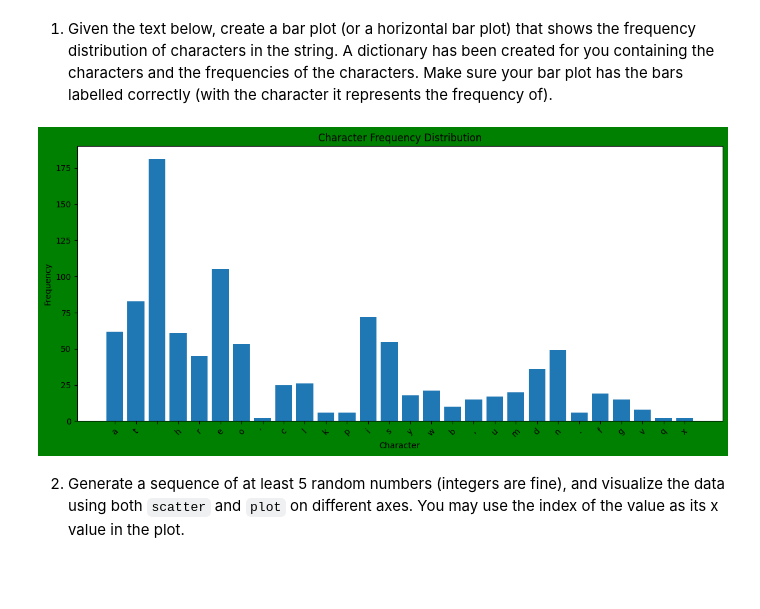
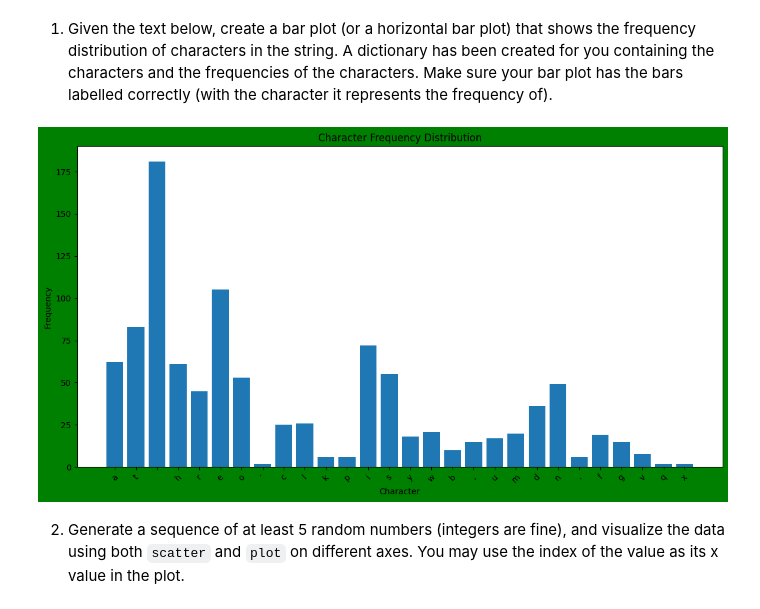
Before and after one commit to Keyoungg2/pyplot, a Jupyter notebook: pyplot.ipynb, the cells around one changed output. Drawn from its saved outputs; the diff is of its cells as text; code cells hidden in the pictures; blank space fills up the shorter version.

```diff
--- a/pyplot.ipynb
+++ b/pyplot.ipynb
@@ -35,24 +36,24 @@ Make sure your bar plot has the bars labelled correctly (with the character it r
 # %%
 from collections import Counter
 TEXT = "At three o’clock precisely I was at Baker Street, but Holmes had not yet returned. The landlady informed me that he had left the house shortly after eight o’clock in the morning. I sat down beside the fire, however, with the intention of awaiting him, however long he might be. I was already deeply interested in his inquiry, for, though it was surrounded by none of the grim and strange features which were associated with the two crimes which I have already recorded, still, the nature of the case and the exalted station of his client gave it a character of its own. Indeed, apart from the nature of the investigation which my friend had on hand, there was something in his masterly grasp of a situation, and his keen, incisive reasoning, which made it a pleasure to me to study his system of work, and to follow the quick, subtle methods by which he disentangled the most inextricable mysteries. So accustomed was I to his invariable success that the very possibility of his failing had ceased to enter into my head.".lower()
 letter_freq = dict(Counter(TEXT))
 
 # make a bar plot with an appropriate title, correct xtick labels, and labeled axes
 #Creating figure of graph
-plt.figure(figsize=(14, 6), facecolor='green', edgecolor='blue')
+plt.figure(figsize=(14, 7), facecolor='green', edgecolor='blue')
 #Creating bar graph
 plt.bar(letter_freq.keys(), letter_freq.values())
 #Placing title of graph of bare
 plt.title('Character Frequency Distribution')
 #Naming Axes
 plt.xlabel('Character')
 plt.ylabel('Frequency')
 #Naming Xtick
 plt.xticks(rotation=45)
 
 
 plt.show()
 # %% [output]
-[figure, old version]
+[figure, new version]
 # %% [markdown]
 2. Generate a sequence of at least 5 random numbers (integers are fine), and visualize the data using both `scatter` and `plot` on different axes.  You may use the index of the value as its x value in the plot.
```
Also changed, not shown: parts of 4 cells of this notebook.
